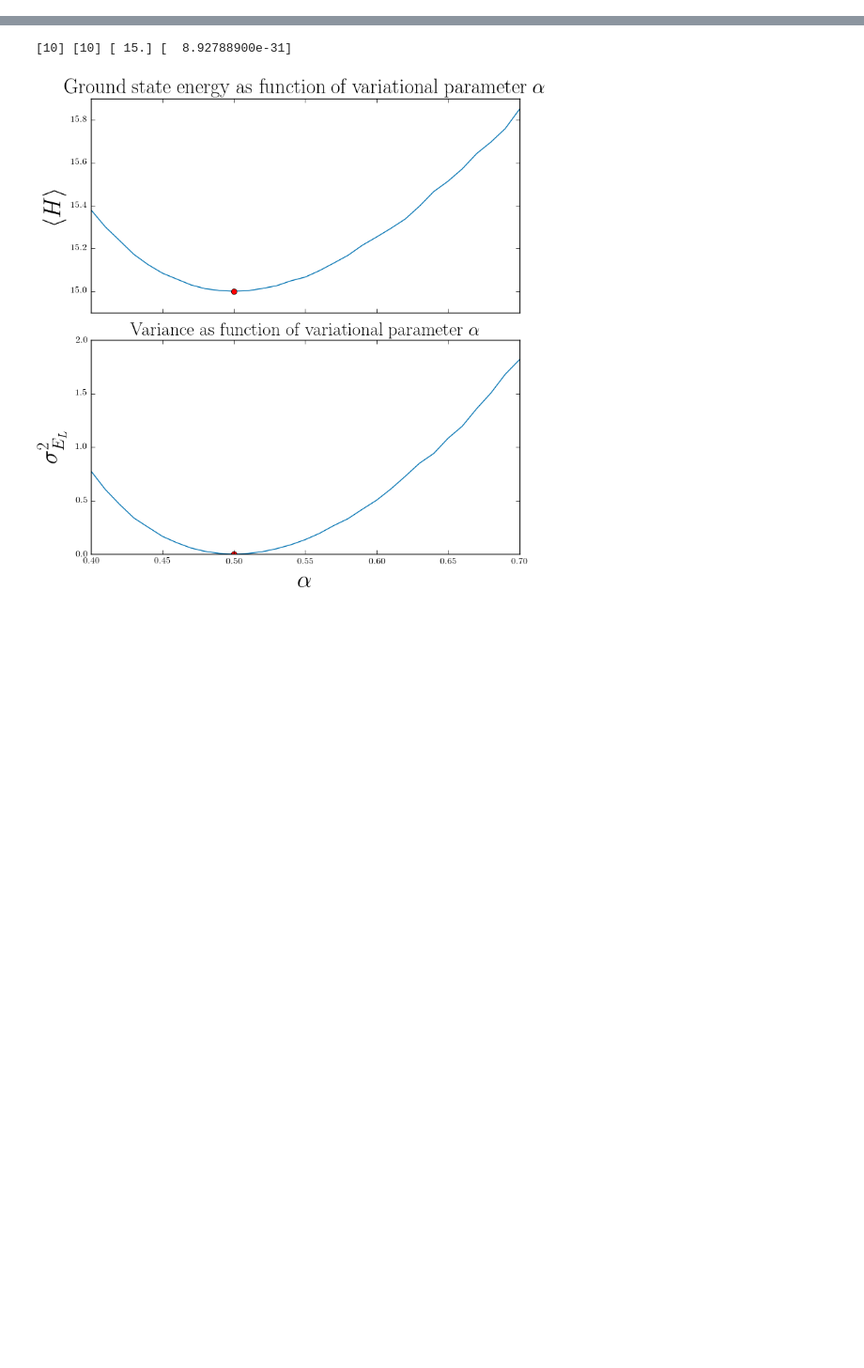
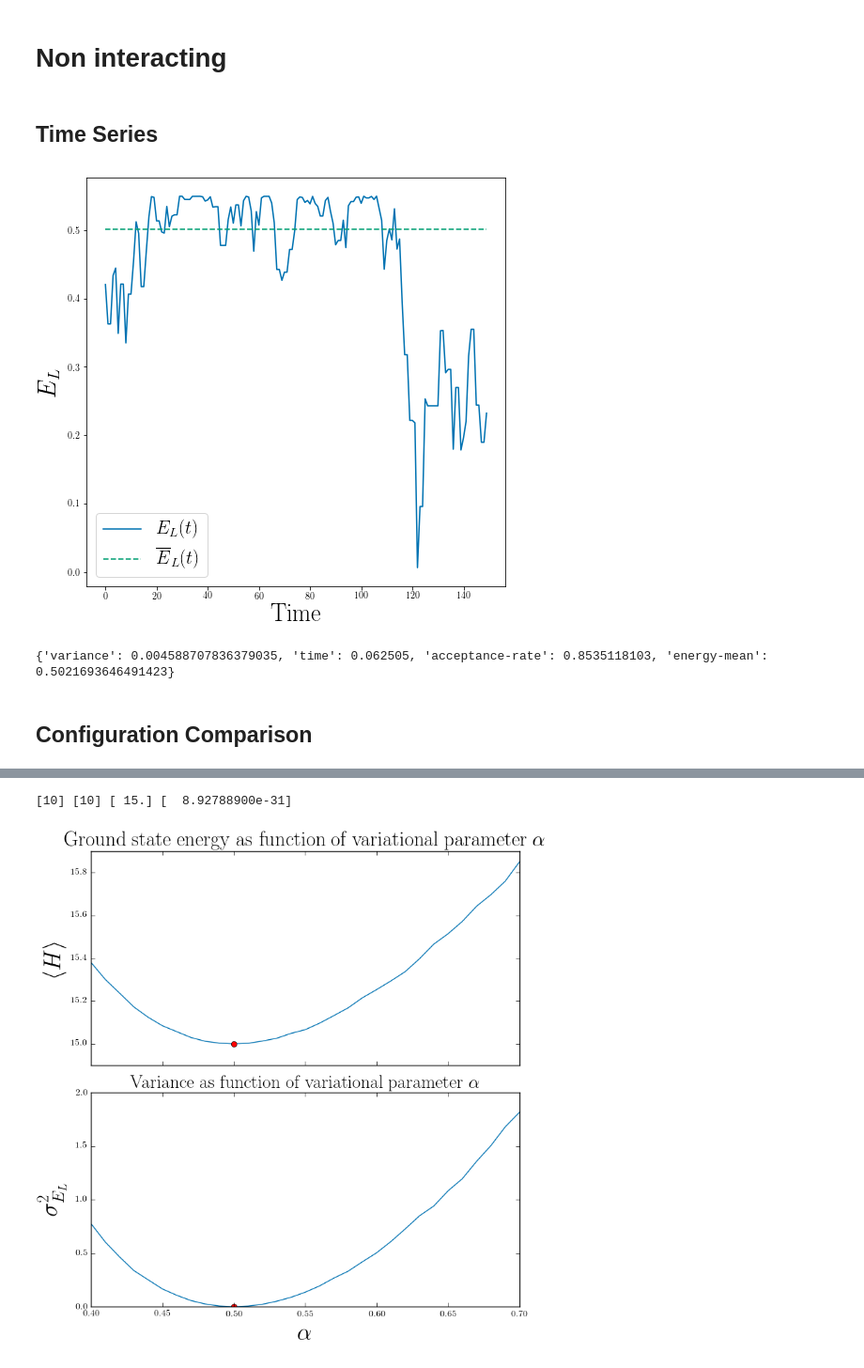
Before and after one commit to bsamseth/qflow, a Jupyter notebook: project1/python/analysis.ipynb, the cells around one changed output, grey strips where cells are left out. Shown at 94% size. Drawn from its saved outputs; the diff is of its cells as text; code cells hidden in the pictures; blank space fills up the shorter version.

Commit message:
Clean up and reproduce a bunch of plots.

```diff
--- a/project1/python/analysis.ipynb
+++ b/project1/python/analysis.ipynb
@@ -16,0 +19,13 @@ from functions import *
+# %% [markdown]
+# Non interacting
+# %% [markdown]
+## Time Series
+# %%
+E, _, meta = run_MC(n=1, dims=1, n_mc=2**18, alpha=0.55, importance=False, step=1)
+time_series_plot(E, saveas='../results/time-series-example.png')
+print(meta)
+# %% [output]
+[figure, added]
+{'variance': 0.004588707836379035, 'time': 0.062505, 'acceptance-rate': 0.8535118103, 'energy-mean': 0.5021693646491423}
+# %% [markdown]
+## Configuration Comparison
```
Also changed, not shown: parts of 16 cells of this notebook, 1 other file.
